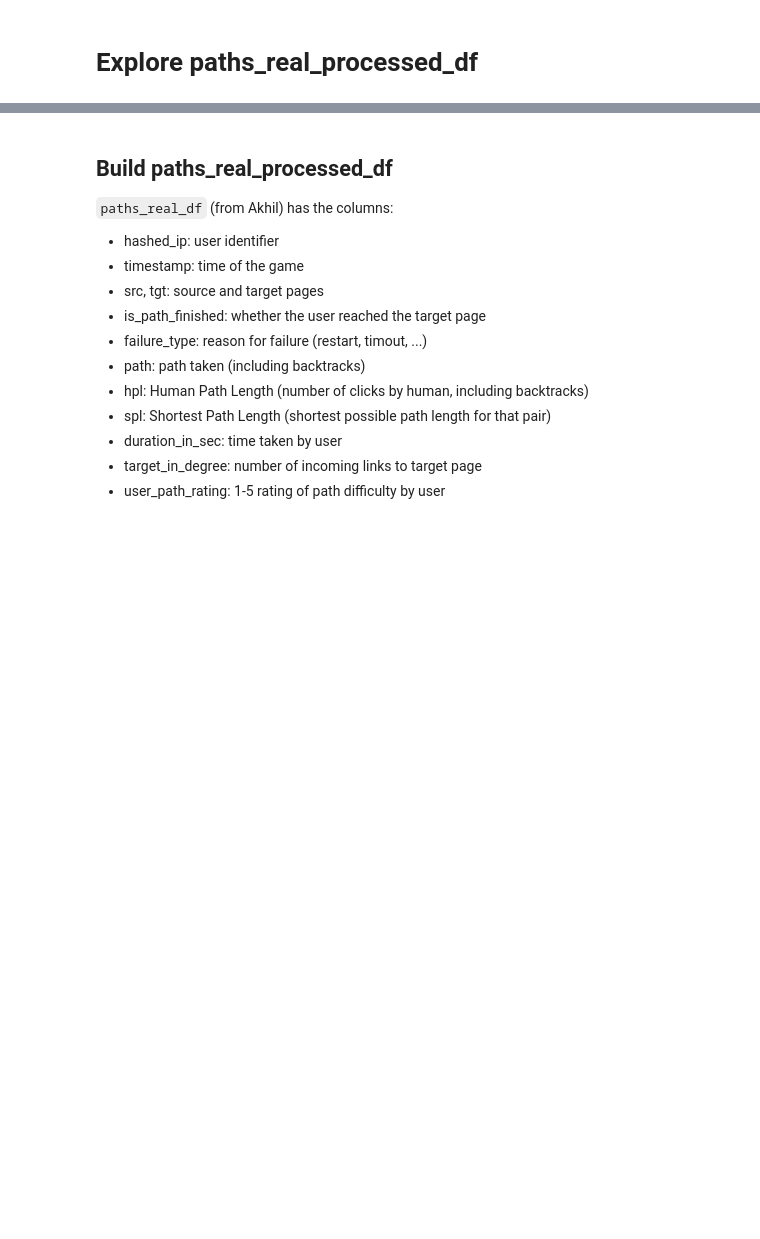
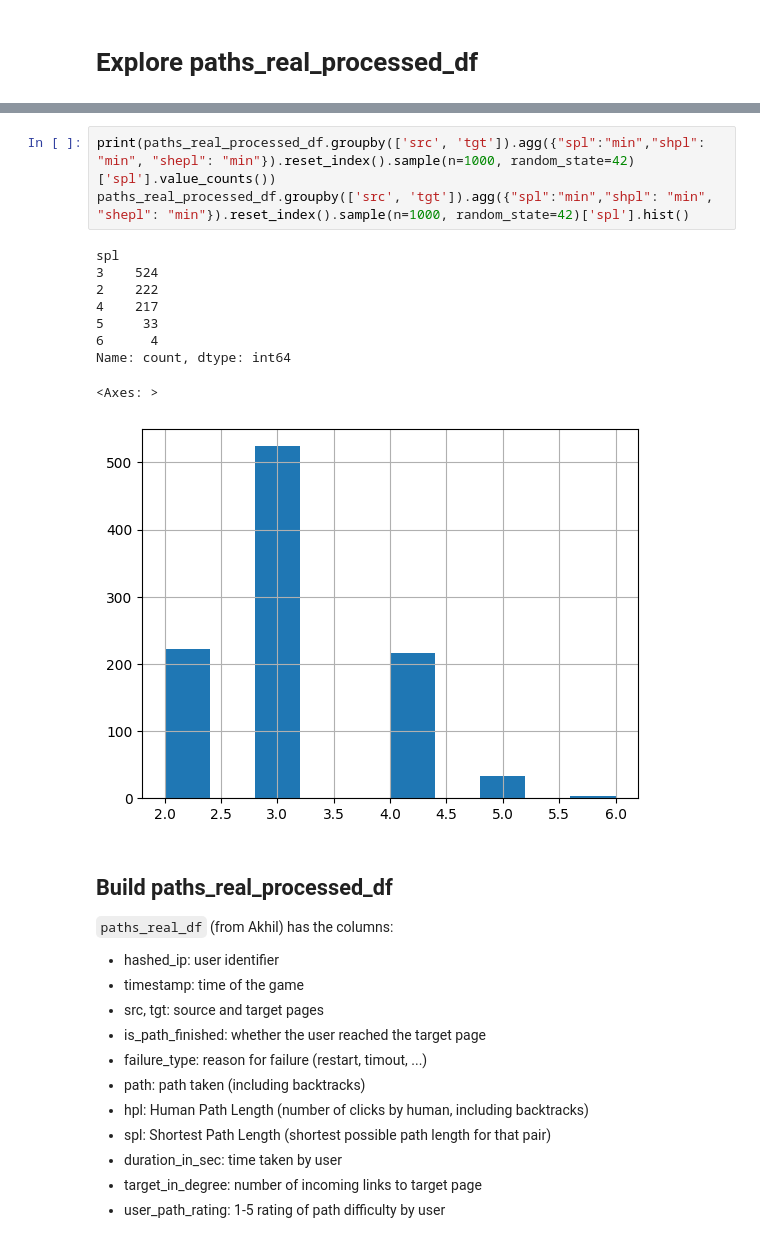
Before and after one commit to au-clan/WikiAgent, a Jupyter notebook: src/notebooks/exploration.ipynb, the cells around one changed output, grey strips where cells are left out. Drawn from its saved outputs; the diff is of its cells as text; blank space fills up the shorter version.

```diff
--- a/src/notebooks/exploration.ipynb
+++ b/src/notebooks/exploration.ipynb
@@ -109,3 +96,16 @@ paths_real_processed_df.query('is_path_finished==1')[paths_real_processed_df.app
+# %%
+print(paths_real_processed_df.groupby(['src', 'tgt']).agg({"spl":"min","shpl": "min", "shepl": "min"}).reset_index().sample(n=1000, random_state=42)['spl'].value_counts())
+paths_real_processed_df.groupby(['src', 'tgt']).agg({"spl":"min","shpl": "min", "shepl": "min"}).reset_index().sample(n=1000, random_state=42)['spl'].hist()
+# %% [output]
+spl
+3    524
+2    222
+4    217
+5     33
+6      4
+Name: count, dtype: int64
+<Axes: >
+[figure, added]
 # %% [markdown]
 ## Build paths_real_processed_df
 `paths_real_df` (from Akhil) has the columns:
```
Also changed, not shown: parts of 4 cells of this notebook, 8 other files.
